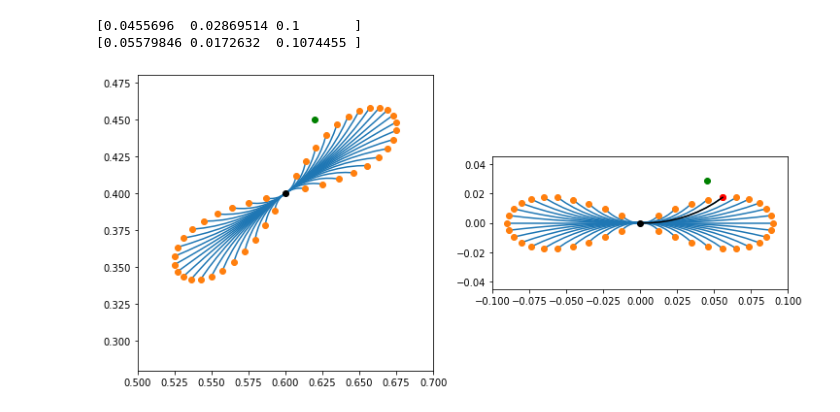
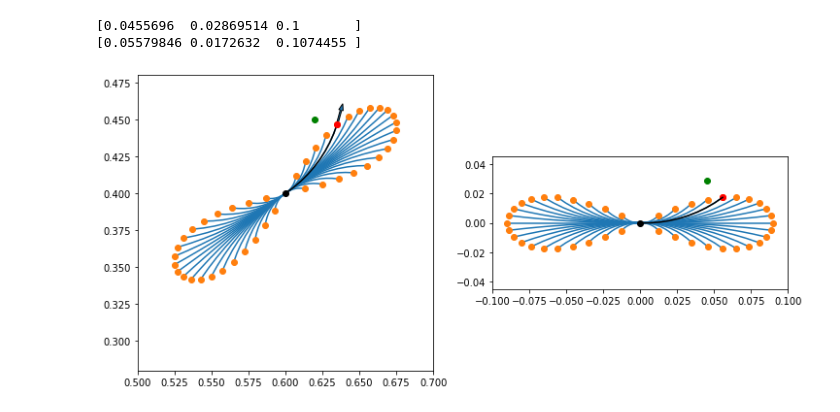
Before and after one commit to EmDash00/NonholonomicRRT, a Jupyter notebook: Theory of Operation.ipynb, the cells around one changed output. Cells and saved outputs as stored; diff of their text form; code cells hidden in the pictures.

Commit message:
fixed primative generation

```diff
--- a/Theory of Operation.ipynb
+++ b/Theory of Operation.ipynb
@@ -170,0 +162,29 @@ plt.show()
+# %%
+fig, ax = plt.subplots(subplot_kw={'aspect': 'equal'})
+ax.set_xlim([-0.1, 0.1])
+ax.set_ylim([-0.045, 0.042])
+
+idx = 100
+
+for i in range(primatives.shape[2]):
+    ax.plot(primatives[:, idx, i, 0], primatives[:, idx, i, 1], 'C0')
+    ax.plot(neg_prim[:, idx, i, 0], neg_prim[:, idx, i, 1], 'C0')
+
+ax.plot(0, 0, 'ko')
+
+ax.plot(candidates[idx, :, 0],  candidates[idx, :, 1], 'C1o')
+ax.plot(neg_candidates[idx, :,  0],  neg_candidates[idx, :, 1], 'C1o')
+
+c_idx = 1
+
+dx = np.cos(candidates[idx, c_idx, 2] * 2 * pi) / 100
+dy = np.sin(candidates[idx, c_idx, 2] * 2 * pi) / 100
+
+ax.arrow(candidates[idx, c_idx, 0], candidates[idx, c_idx, 1], dx, dy)
+
+dx = np.cos(neg_candidates[idx, c_idx, 2] * 2 * pi) / 100
+dy = np.sin(neg_candidates[idx, c_idx, 2] * 2 * pi) / 100
+
+ax.arrow(neg_candidates[idx, c_idx, 0], neg_candidates[idx, c_idx, 1], dx, dy)
+
+plt.show()
@@ -205,32 +246,45 @@ for i in range(primatives[idx].shape[1]):
 ax[0].plot(p[0], p[1], 'ko')
 ax[0].plot(n[0], n[1], 'go')
 
 path_ends = rotate(candidates[idx, :, :2].T.copy(), 2 * pi * p[2]).T
 
 ax[0].plot(
     path_ends[:, 0] + p[0],
     path_ends[:, 1] + p[1],
     'C1o'
 )
 
 ax[0].plot(
     -path_ends[:, 0] + p[0],
     -path_ends[:, 1] + p[1],
     'C1o'
 )
 
 for i in range(primatives[idx].shape[1]):
     ax[1].plot(primatives[idx, :, i, 0], primatives[idx, :, i, 1], 'C0')
     ax[1].plot(neg_prim[idx, :, i, 0], neg_prim[idx, :, i, 1], 'C0')
 
 ax[1].plot(0, 0, 'ko')
 ax[1].plot(candidates[idx, :, 0],  candidates[idx, :, 1], 'C1o')
-ax[1].plot(-candidates[idx, :, 0],  -candidates[idx, :, 1], 'C1o')
+ax[1].plot(neg_candidates[idx, :, 0],  neg_candidates[idx, :, 1], 'C1o')
 
 ax[1].plot(x[0], x[1], 'go')
 ax[1].plot(n_primative[0], n_primative[1], 'ro')
+
 ax[1].plot(n_primative.u[2][:, 0], n_primative.u[2][:, 1], 'k')
+curve = rotate_arc(n_primative.u[2][:, :2].copy(), p[2] * 2 * pi)
+soln = rotate(n_primative.copy(), p[2] * 2 * pi)
+
+ax[0].plot(curve[:, 0] + p[0], curve[:, 1] + p[1], 'k')
+ax[0].plot(soln[0] + p[0], soln[1] + p[1], 'ro')
+
+theta = soln[2] + p[2]
+
+dx = np.cos(theta * 2 * pi) / 100
+dy = np.sin(theta * 2 * pi) / 100
+
+ax[0].arrow(soln[0] + p[0], soln[1] + p[1], dx, dy)
 
 plt.show()
 # %% [output]
-[figure, old version]
+[figure, new version]
```
Also changed, not shown: parts of 6 cells of this notebook, 1 other file.
